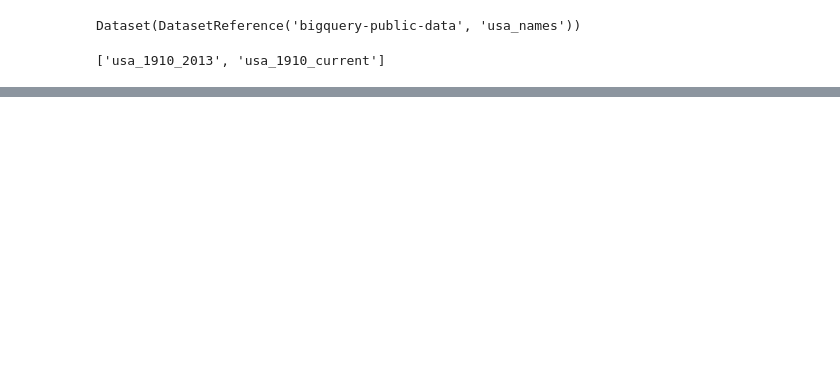
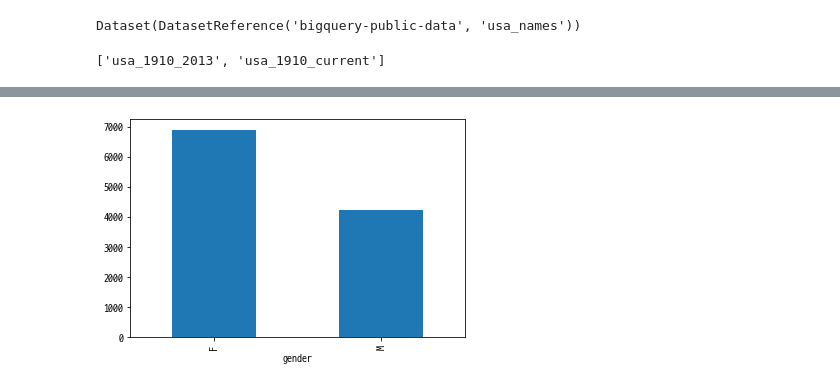
Before and after one commit to KimByoungmo/study_repos, a Jupyter notebook: python/kaggle/bigquery_example/bigquery_3.ipynb, the cells around one changed output, grey strips where cells are left out. Saved outputs shown, nothing was run; the diff lists cells and outputs as text; code cells hidden in the pictures; blank space fills up the shorter version.

```diff
--- a/python/kaggle/bigquery_example/bigquery_3.ipynb
+++ b/python/kaggle/bigquery_example/bigquery_3.ipynb
@@ -54,0 +65,3 @@ talbe의 총 data row수는 6,028,151
+# %%
+sql = "select * from `bigquery-public-data.usa_names.usa_1910_2013` t1 where t1.state = 'FL'"
+df = client.query(sql).to_dataframe()
@@ -54,0 +104,6 @@ talbe의 총 data row수는 6,028,151
+# %%
+df[["gender","name"]].drop_duplicates().groupby("gender").size().plot(kind="bar")
+#여성 이름이 더 다양함
+plt.show()
+# %% [output]
+[figure, added]
```
Also changed, not shown: parts of 11 cells of this notebook, 4 other files.
